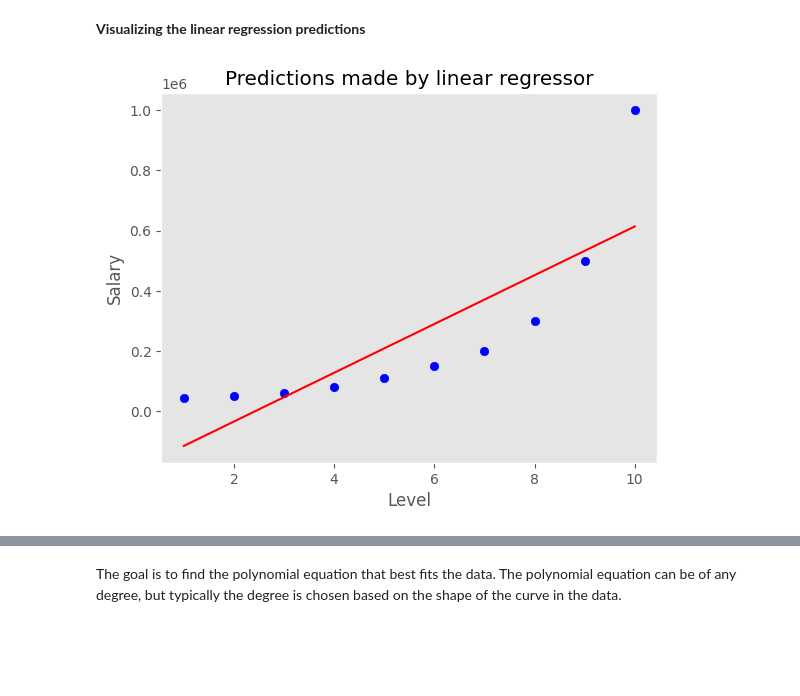
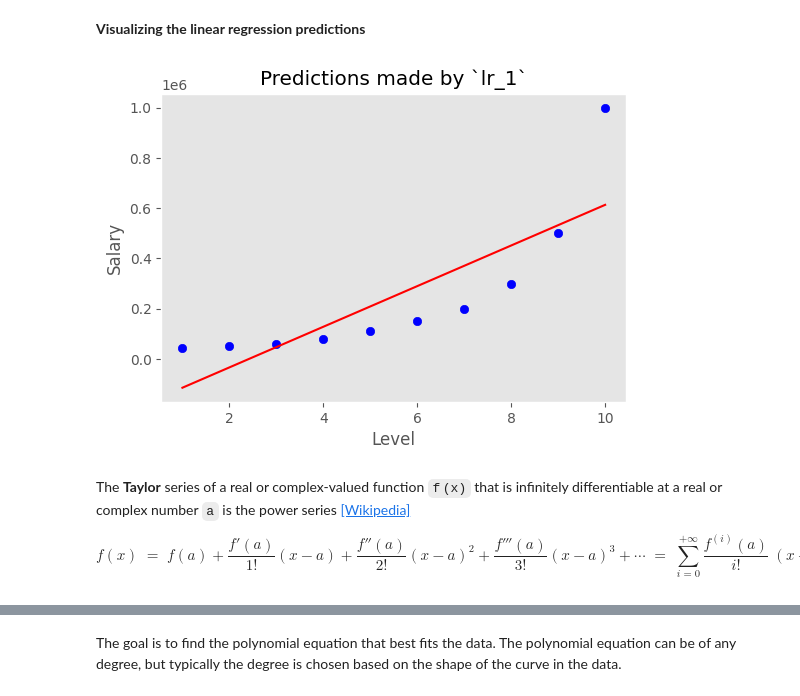
Before and after one commit to a-mhamdi/mlpy, a Jupyter notebook: Codes/Python/polynomial-regression.ipynb, the cells around one changed output, grey strips where cells are left out. Drawn from its saved outputs; the diff is of its cells as text; code cells hidden in the pictures; blank space fills up the shorter version.

```diff
--- a/Codes/Python/polynomial-regression.ipynb
+++ b/Codes/Python/polynomial-regression.ipynb
@@ -18,5 +18,6 @@ np.set_printoptions(precision=2)
 # %%
-plt.style.use("ggplot")
+plt.style.use('ggplot')
+plt.rcParams['figure.figsize'] = [6, 4]
 # %% [markdown]
 **Importing the dataset**
 # %%
@@ -58,6 +63,6 @@ df.describe()
 # %%
-X = df.iloc[:, 1:-1].values
-y = df.iloc[:, -1].values
+X = df.iloc[:, 1].values # Level
+y = df.iloc[:, -1].values # Salary
 # %%
 print(type(X), X[:5], sep='\n')
 # %% [output]
@@ -79,7 +80,6 @@ print(type(y), y[:5], sep='\n')
+# %%
+X = X.reshape(-1, 1)
 # %%
 y.shape
 # %% [output]
 (10,)
-# %%
-y = y.reshape(-1,1)
-y
@@ -108,11 +97,15 @@ LinearRegression()
 # %% [markdown]
 **Visualizing the linear regression predictions**
 # %%
-plt.scatter(X, y, color = "blue")
-plt.plot(X, lr_1.predict(X), color = "red")
-plt.title("Predictions made by linear regressor")
-plt.xlabel("Level")
-plt.ylabel("Salary")
+plt.scatter(X, y, color = 'blue')
+plt.plot(X, lr_1.predict(X.reshape(-1, 1)), color='red')
+plt.title('Predictions made by `lr_1`')
+plt.xlabel('Level')
+plt.ylabel('Salary')
 plt.grid()
 # %% [output]
-[figure, old version]
+[figure, new version]
+# %% [markdown]
+The **Taylor** series of a real or complex-valued function `f (x)` that is infinitely differentiable at a real or complex number `a` is the power series [[Wikipedia]](https://en.wikipedia.org/wiki/Taylor_series)
+
+$$\displaystyle f(x) \;=\; f(a)+{\frac {f'(a)}{1!}}(x-a)+{\frac {f''(a)}{2!}}(x-a)^{2}+{\frac {f'''(a)}{3!}}(x-a)^{3}+\cdots \;=\; \sum_{i=0}^{+\infty}\dfrac{f^{(i)}(a)}{i!}~\left(x-a\right)^i$$
```
Also changed, not shown: parts of 19 cells of this notebook, 2 other files.
